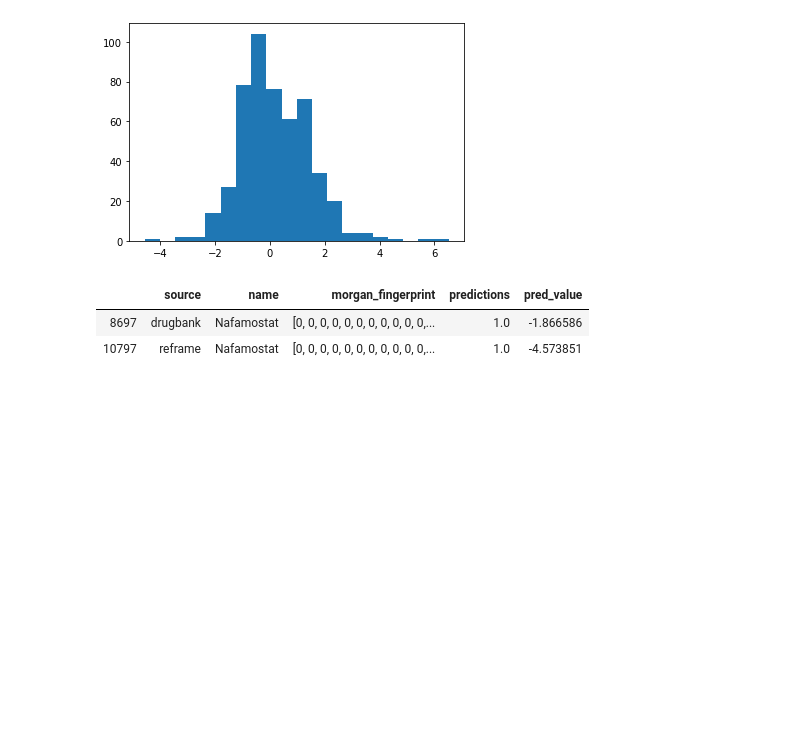
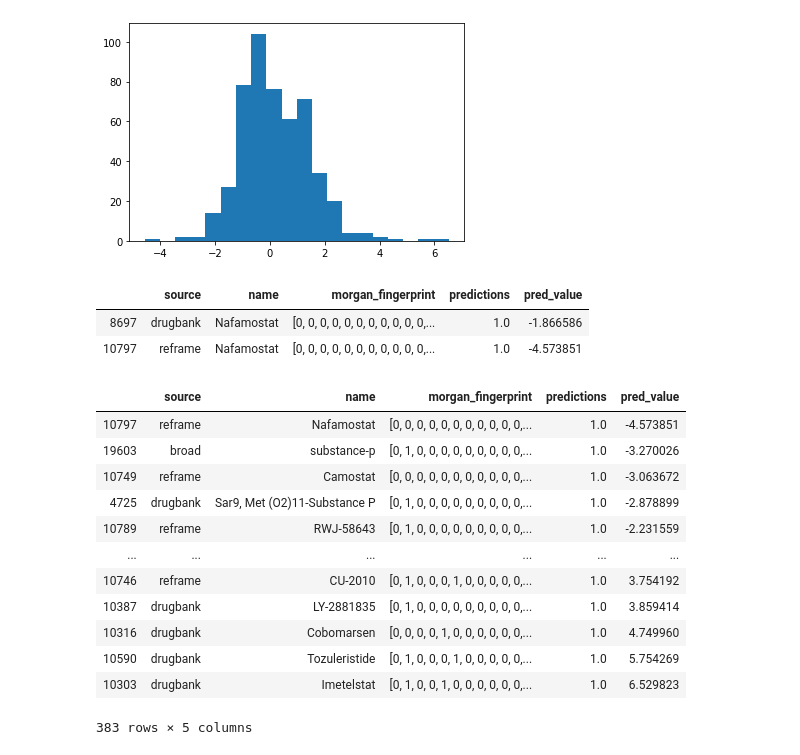
Before and after one commit to srensi/tmprss2, a Jupyter notebook: notebooks/20200721_TMPRSS2_SVM.ipynb, the cells around one changed output. Cells and saved outputs as stored; diff of their text form; code cells hidden in the pictures; blank space fills up the shorter version.

Commit message:
Filter out duplicate fingerprints in output zip

```diff
--- a/notebooks/20200721_TMPRSS2_SVM.ipynb
+++ b/notebooks/20200721_TMPRSS2_SVM.ipynb
@@ -233,3 +233,25 @@ active_screening_compounds_sorted.to_csv('active_screening_compounds_sorted.zip'
 active_screening_compounds_sorted["name"].str.lower()
 active_screening_compounds_sorted.drop_duplicates(subset=['name'], keep='first')
 active_screening_compounds_sorted.to_csv('active_screening_compounds_sorted_no_duplicate_names.zip')
+# %%
+active_fingerprints = np.stack(active_screening_compounds_sorted.morgan_fingerprint)
+unique, indices = np.unique(active_fingerprints, axis = 0, return_index=True)
+active_screening_compounds_sorted = active_screening_compounds_sorted.iloc[indices, :]
+# %%
+active_screening_compounds_sorted = active_screening_compounds_sorted.sort_values(by='pred_value')
+active_screening_compounds_sorted
+active_screening_compounds_sorted.to_csv('active_screening_compounds_sorted_no_duplicate_names_or_fingerprints.zip')
+# %% [output]
+|  | source | name | morgan_fingerprint | predictions | pred_value |
+| 10797 | reframe | Nafamostat | [0, 0, 0, 0, 0, 0, 0, 0, 0, 0, 0,... | 1.0 | -4.573851 |
+| 19603 | broad | substance-p | [0, 1, 0, 0, 0, 0, 0, 0, 0, 0, 0,... | 1.0 | -3.270026 |
+| 10749 | reframe | Camostat | [0, 0, 0, 0, 0, 0, 0, 0, 0, 0, 0,... | 1.0 | -3.063672 |
+| 4725 | drugbank | Sar9, Met (O2)11-Substance P | [0, 1, 0, 0, 0, 0, 0, 0, 0, 0, 0,... | 1.0 | -2.878899 |
+| 10789 | reframe | RWJ-58643 | [0, 1, 0, 0, 0, 0, 0, 0, 0, 0, 0,... | 1.0 | -2.231559 |
+| ... | ... | ... | ... | ... | ... |
+| 10746 | reframe | CU-2010 | [0, 1, 0, 0, 0, 1, 0, 0, 0, 0, 0,... | 1.0 | 3.754192 |
+| 10387 | drugbank | LY-2881835 | [0, 1, 0, 0, 0, 0, 0, 0, 0, 0, 0,... | 1.0 | 3.859414 |
+| 10316 | drugbank | Cobomarsen | [0, 0, 0, 0, 1, 0, 0, 0, 0, 0, 0,... | 1.0 | 4.749960 |
+| 10590 | drugbank | Tozuleristide | [0, 1, 0, 0, 0, 1, 0, 0, 0, 0, 0,... | 1.0 | 5.754269 |
+| 10303 | drugbank | Imetelstat | [0, 1, 0, 0, 1, 0, 0, 0, 0, 0, 0,... | 1.0 | 6.529823 |
+383 rows × 5 columns
```
Also changed, not shown: parts of 5 cells of this notebook, 1 other file.
